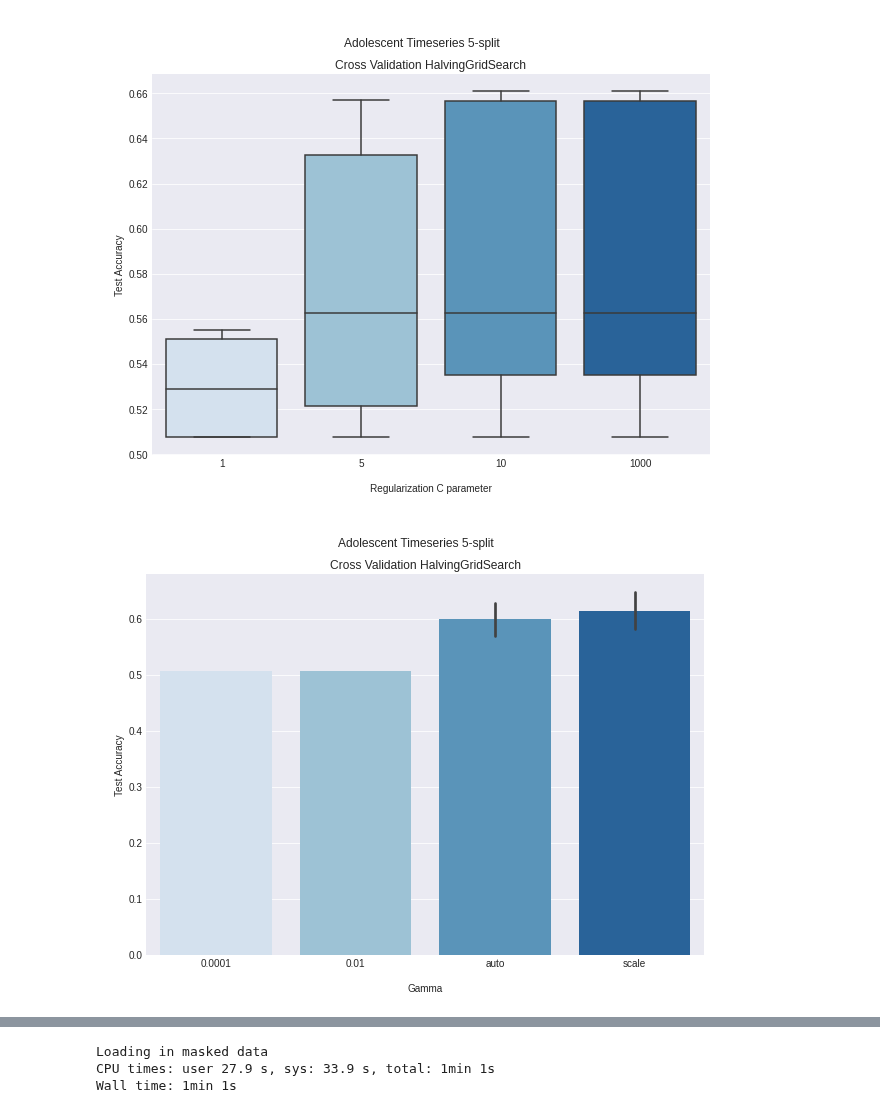
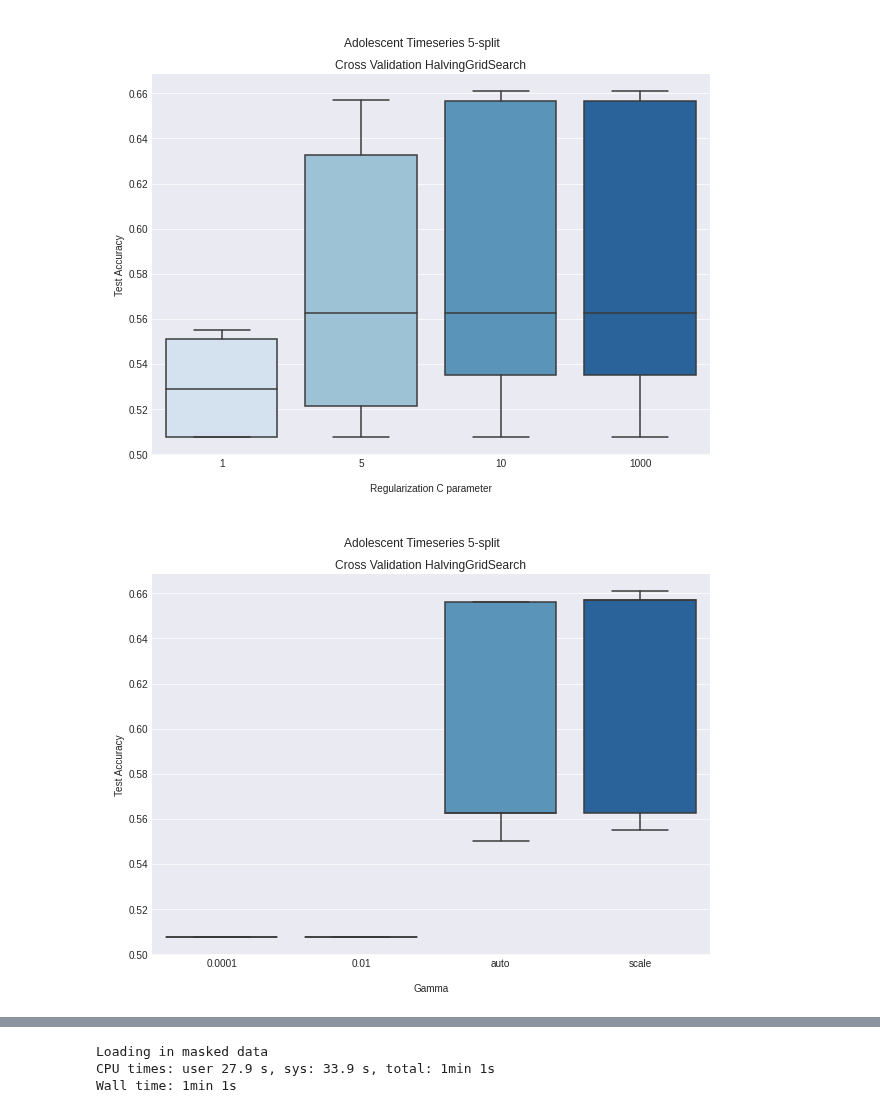
Before and after one commit to staceybeck/teambrainiac, a Jupyter notebook: source/group_svm/Timeseries_Cross_Validation.ipynb, the cells around one changed output, grey strips where cells are left out. Drawn from its saved outputs; the diff is of its cells as text; code cells hidden in the pictures.

```diff
--- a/source/group_svm/Timeseries_Cross_Validation.ipynb
+++ b/source/group_svm/Timeseries_Cross_Validation.ipynb
@@ -234,16 +237,16 @@ plt.show()
 # %%
 #Adolescent Gamma Parameter
 plt.figure(figsize= (10, 7))
-sns.barplot(x = df['param_gamma'],
+sns.boxplot(x = df['param_gamma'],
             y = df['mean_test_score'],
             palette = "Blues",
             )
 plt.style.use('seaborn-darkgrid')
 plt.suptitle("\nAdolescent Timeseries 5-split")
 plt.title('Cross Validation HalvingGridSearch')
 plt.xlabel("\nGamma")
 plt.ylabel("\nTest Accuracy")
 plt.savefig("/content/gdrive/MyDrive/ADOL/AD_detrend_gammaboxplot.png", dpi = 200)
 plt.show()
 # %% [output]
-[figure, old version]
+[figure, new version]
```
Also changed, not shown: parts of 16 cells of this notebook.
